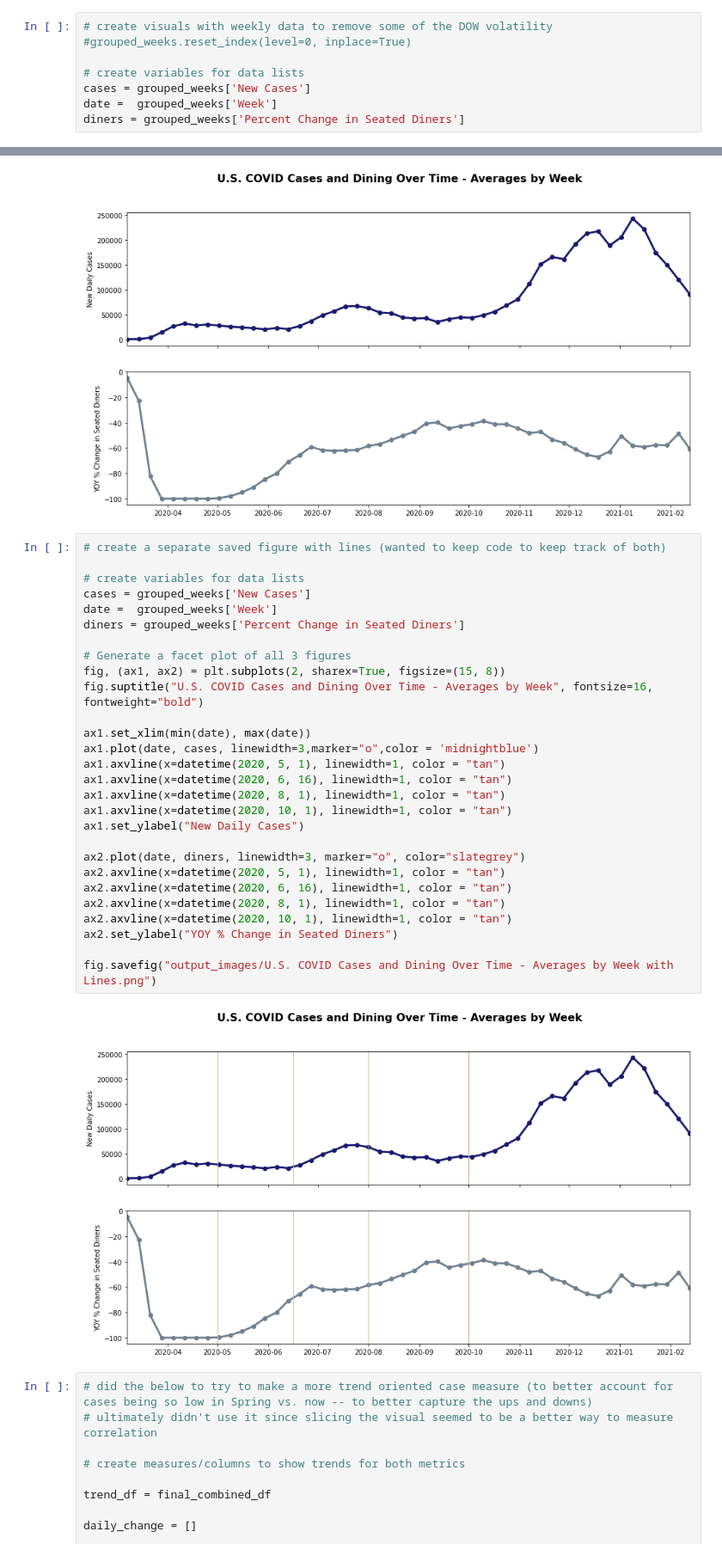
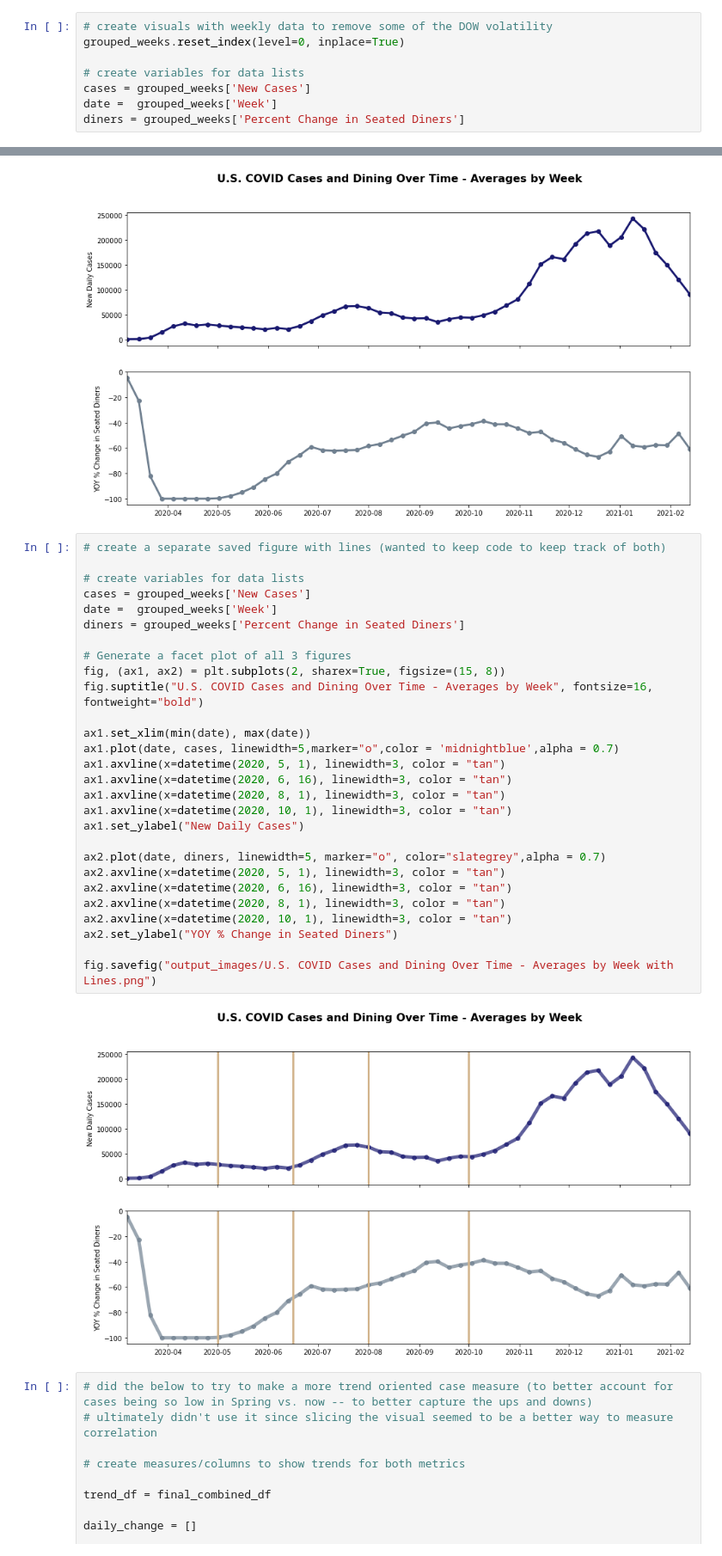
Before and after one commit to apatnoe/Project-1, a Jupyter notebook: OpenTable_Analysis.ipynb, the cells around one changed output, grey strips where cells are left out. Shown: that part at 86% size. Saved outputs shown, nothing was run; the diff lists cells and outputs as text.

```diff
--- a/OpenTable_Analysis.ipynb
+++ b/OpenTable_Analysis.ipynb
@@ -264,7 +277,7 @@ grouped_weeks
 | 2021-02-13 | 89834.000000 | 111955.000000 | -61.023333 |
 # %%
 # create visuals with weekly data to remove some of the DOW volatility
-#grouped_weeks.reset_index(level=0, inplace=True)
+grouped_weeks.reset_index(level=0, inplace=True)
 
 # create variables for data lists
 cases = grouped_weeks['New Cases']
@@ -288,33 +301,33 @@ fig.savefig("output_images/U.S. COVID Cases and Dining Over Time - Averages by W
 # %%
 # create a separate saved figure with lines (wanted to keep code to keep track of both)
 
 # create variables for data lists
 cases = grouped_weeks['New Cases']
 date =  grouped_weeks['Week']
 diners = grouped_weeks['Percent Change in Seated Diners']
 
 # Generate a facet plot of all 3 figures
 fig, (ax1, ax2) = plt.subplots(2, sharex=True, figsize=(15, 8))
 fig.suptitle("U.S. COVID Cases and Dining Over Time - Averages by Week", fontsize=16, fontweight="bold")
 
 ax1.set_xlim(min(date), max(date))
-ax1.plot(date, cases, linewidth=3,marker="o",color = 'midnightblue')
-ax1.axvline(x=datetime(2020, 5, 1), linewidth=1, color = "tan")
-ax1.axvline(x=datetime(2020, 6, 16), linewidth=1, color = "tan")
-ax1.axvline(x=datetime(2020, 8, 1), linewidth=1, color = "tan")
-ax1.axvline(x=datetime(2020, 10, 1), linewidth=1, color = "tan")
+ax1.plot(date, cases, linewidth=5,marker="o",color = 'midnightblue',alpha = 0.7)
+ax1.axvline(x=datetime(2020, 5, 1), linewidth=3, color = "tan")
+ax1.axvline(x=datetime(2020, 6, 16), linewidth=3, color = "tan")
+ax1.axvline(x=datetime(2020, 8, 1), linewidth=3, color = "tan")
+ax1.axvline(x=datetime(2020, 10, 1), linewidth=3, color = "tan")
 ax1.set_ylabel("New Daily Cases")
 
-ax2.plot(date, diners, linewidth=3, marker="o", color="slategrey")
-ax2.axvline(x=datetime(2020, 5, 1), linewidth=1, color = "tan")
-ax2.axvline(x=datetime(2020, 6, 16), linewidth=1, color = "tan")
-ax2.axvline(x=datetime(2020, 8, 1), linewidth=1, color = "tan")
-ax2.axvline(x=datetime(2020, 10, 1), linewidth=1, color = "tan")
+ax2.plot(date, diners, linewidth=5, marker="o", color="slategrey",alpha = 0.7)
+ax2.axvline(x=datetime(2020, 5, 1), linewidth=3, color = "tan")
+ax2.axvline(x=datetime(2020, 6, 16), linewidth=3, color = "tan")
+ax2.axvline(x=datetime(2020, 8, 1), linewidth=3, color = "tan")
+ax2.axvline(x=datetime(2020, 10, 1), linewidth=3, color = "tan")
 ax2.set_ylabel("YOY % Change in Seated Diners")
 
 fig.savefig("output_images/U.S. COVID Cases and Dining Over Time - Averages by Week with Lines.png")
 # %% [output]
-[figure, old version]
+[figure, new version]
 # %%
 # did the below to try to make a more trend oriented case measure (to better account for cases being so low in Spring vs. now -- to better capture the ups and downs)
 # ultimately didn't use it since slicing the visual seemed to be a better way to measure correlation
```
Also changed, not shown: parts of 3 cells of this notebook, 3 other files.
